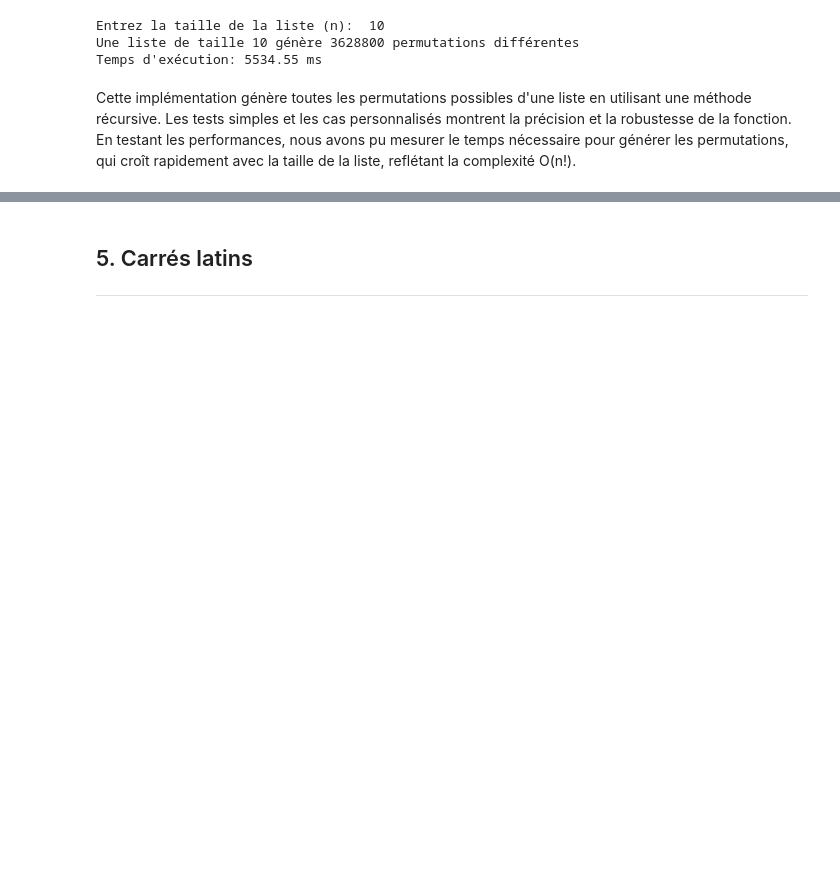
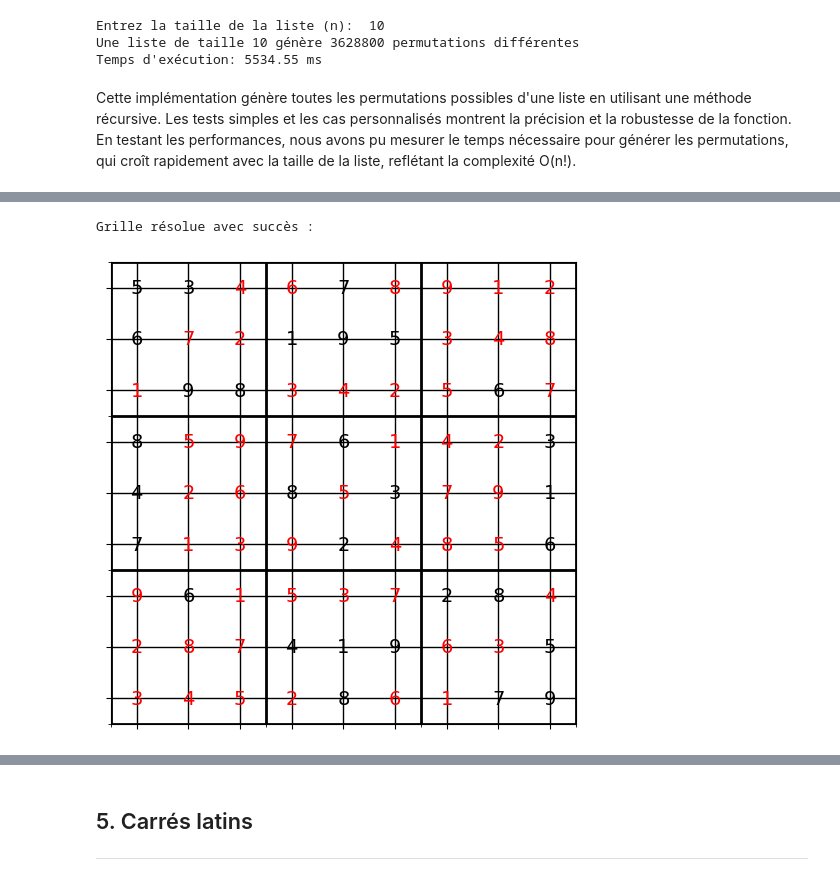
Before and after one commit to RaziRaouf/projet_de_programation_avancee, a Jupyter notebook: AkramChaabnia_AbdelheqMokhtari_mohamedRaoufRazi.ipynb, the cells around one changed output, grey strips where cells are left out. Cells and saved outputs as stored; diff of their text form; code cells hidden in the pictures; blank space fills up the shorter version.

Commit message:
code de sudoku

```diff
--- a/AkramChaabnia_AbdelheqMokhtari_mohamedRaoufRazi.ipynb
+++ b/AkramChaabnia_AbdelheqMokhtari_mohamedRaoufRazi.ipynb
@@ -522,0 +630,29 @@ Cette implémentation génère toutes les permutations possibles d'une liste en
+# %%
+# Exemple de grille à résoudre
+simple_puzzle = [
+    [5, 3, 0, 0, 7, 0, 0, 0, 0],
+    [6, 0, 0, 1, 9, 5, 0, 0, 0],
+    [0, 9, 8, 0, 0, 0, 0, 6, 0],
+    [8, 0, 0, 0, 6, 0, 0, 0, 3],
+    [4, 0, 0, 8, 0, 3, 0, 0, 1],
+    [7, 0, 0, 0, 2, 0, 0, 0, 6],
+    [0, 6, 0, 0, 0, 0, 2, 8, 0],
+    [0, 0, 0, 4, 1, 9, 0, 0, 5],
+    [0, 0, 0, 0, 8, 0, 0, 7, 9]
+]
+
+# Copie de la grille initiale pour comparaison
+original_puzzle = [row[:] for row in simple_puzzle]
+
+# Résolution et affichage
+if is_valid_sudoku_grid(simple_puzzle):
+    if solve_sudoku(simple_puzzle):
+        print("Grille résolue avec succès :")
+        plot_sudoku(simple_puzzle, original_puzzle)
+    else:
+        print("Impossible de résoudre la grille.")
+else:
+    print("La grille d'entrée n'est pas valide.")
+# %% [output]
+Grille résolue avec succès :
+[figure, added]
```
Also changed, not shown: parts of 12 cells of this notebook, 1 other file.
